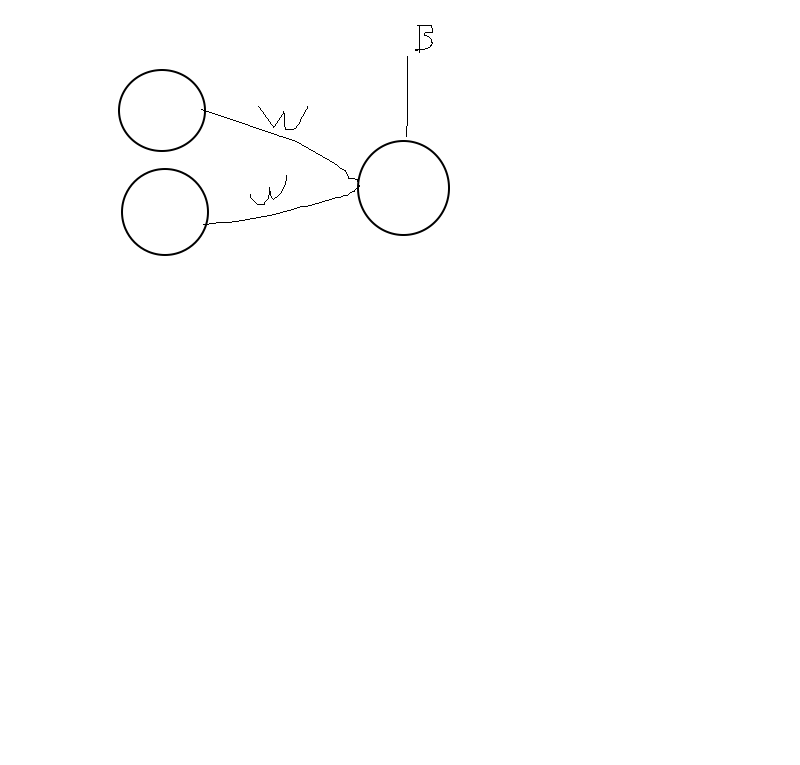
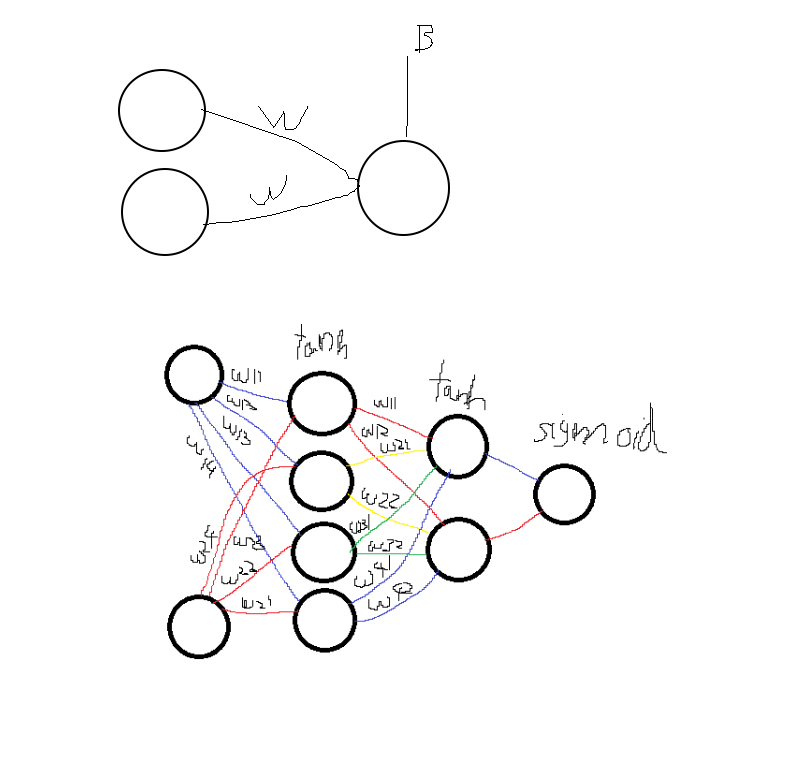
Before and after one commit to GertieMeneer/TI2.4-MachineLearning, a Jupyter notebook: MachineLearning.ipynb, the cells around one changed output. Drawn from its saved outputs; the diff is of its cells as text; code cells hidden in the pictures; blank space fills up the shorter version.

```diff
--- a/MachineLearning.ipynb
+++ b/MachineLearning.ipynb
@@ -397,0 +400,5 @@ Image(filename = "Sketch Neural Network.png")
+# %%
+from IPython.display import Image
+Image(filename = "Sketch Neural Network 2.png")
+# %% [output]
+[figure, added]
```
Also changed, not shown: parts of 5 cells of this notebook, 1 other file.
